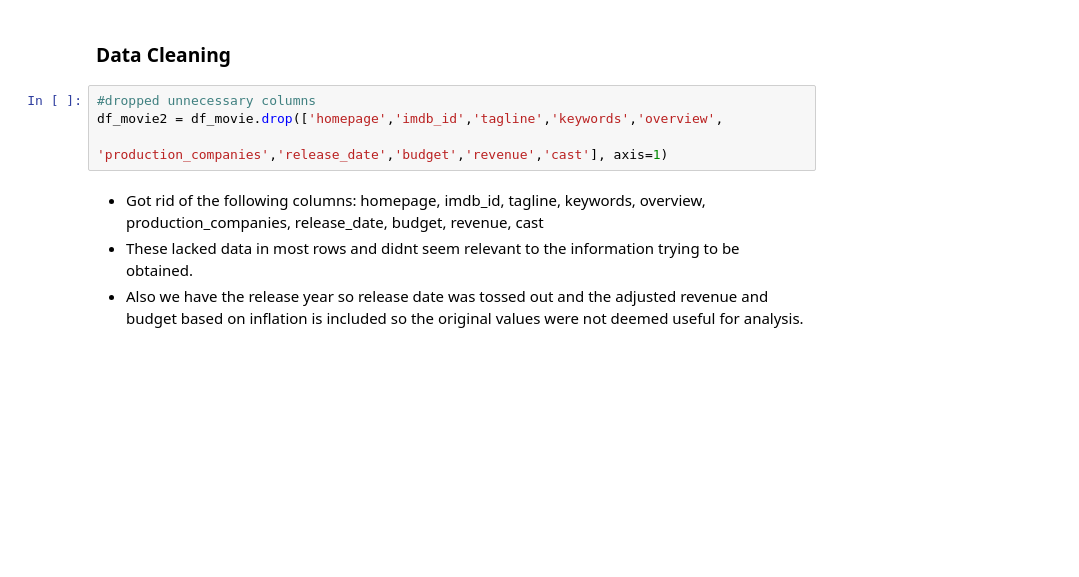
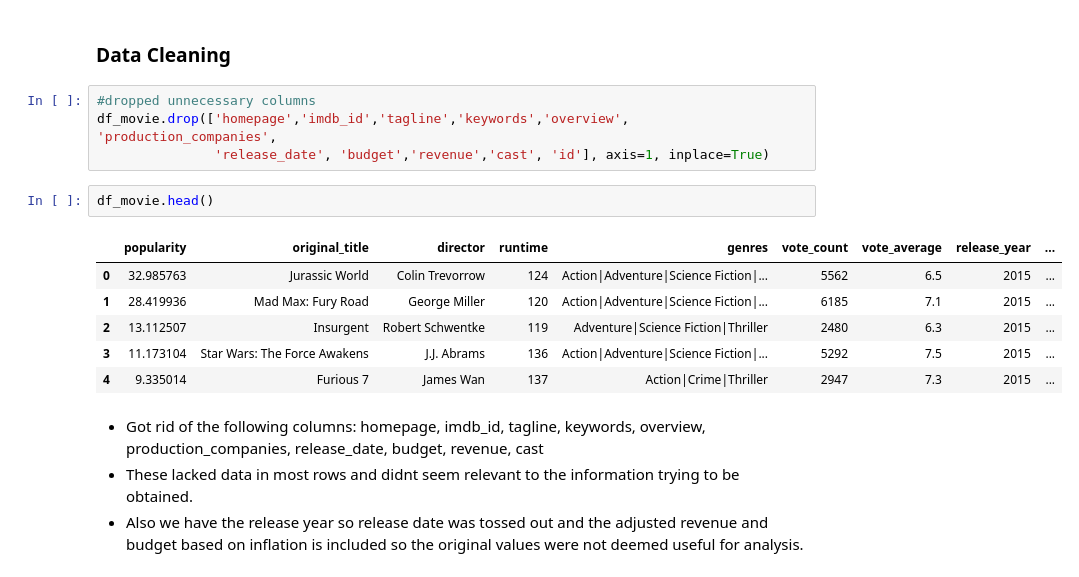
Before and after one commit to pulleyba/udacity_projects, a Jupyter notebook: Investigate Dataset Project/Investigate_Dataset_Final_Project.ipynb, the cells around one changed output. Drawn from its saved outputs; the diff is of its cells as text; blank space fills up the shorter version.

Commit message:
cleaned code
when dropping columns, reduced the line of code and made dropping inplace=True

```diff
--- a/Investigate Dataset Project/Investigate_Dataset_Final_Project.ipynb
+++ b/Investigate Dataset Project/Investigate_Dataset_Final_Project.ipynb
@@ -120,8 +120,17 @@ df_movie.query('budget_adj == 0')['original_title'].count()
 ### Data Cleaning
 # %%
 #dropped unnecessary columns
-df_movie2 = df_movie.drop(['homepage','imdb_id','tagline','keywords','overview',
-                           'production_companies','release_date','budget','revenue','cast'], axis=1)
+df_movie.drop(['homepage','imdb_id','tagline','keywords','overview', 'production_companies',
+               'release_date', 'budget','revenue','cast', 'id'], axis=1, inplace=True)
+# %%
+df_movie.head()
+# %% [output]
+|  | popularity | original_title | director | runtime | genres | vote_count | vote_average | release_year | ... |
+| 0 | 32.985763 | Jurassic World | Colin Trevorrow | 124 | Action|Adventure|Science Fiction|... | 5562 | 6.5 | 2015 | ... |
+| 1 | 28.419936 | Mad Max: Fury Road | George Miller | 120 | Action|Adventure|Science Fiction|... | 6185 | 7.1 | 2015 | ... |
+| 2 | 13.112507 | Insurgent | Robert Schwentke | 119 | Adventure|Science Fiction|Thriller | 2480 | 6.3 | 2015 | ... |
+| 3 | 11.173104 | Star Wars: The Force Awakens | J.J. Abrams | 136 | Action|Adventure|Science Fiction|... | 5292 | 7.5 | 2015 | ... |
+| 4 | 9.335014 | Furious 7 | James Wan | 137 | Action|Crime|Thriller | 2947 | 7.3 | 2015 | ... |
 # %% [markdown]
 * Got rid of the following columns: homepage, imdb_id, tagline, keywords, overview, production_companies, release_date, budget, revenue, cast
 * These lacked data in most rows and didnt seem relevant to the information trying to be obtained.
```
Also changed, not shown: parts of 13 cells of this notebook.
